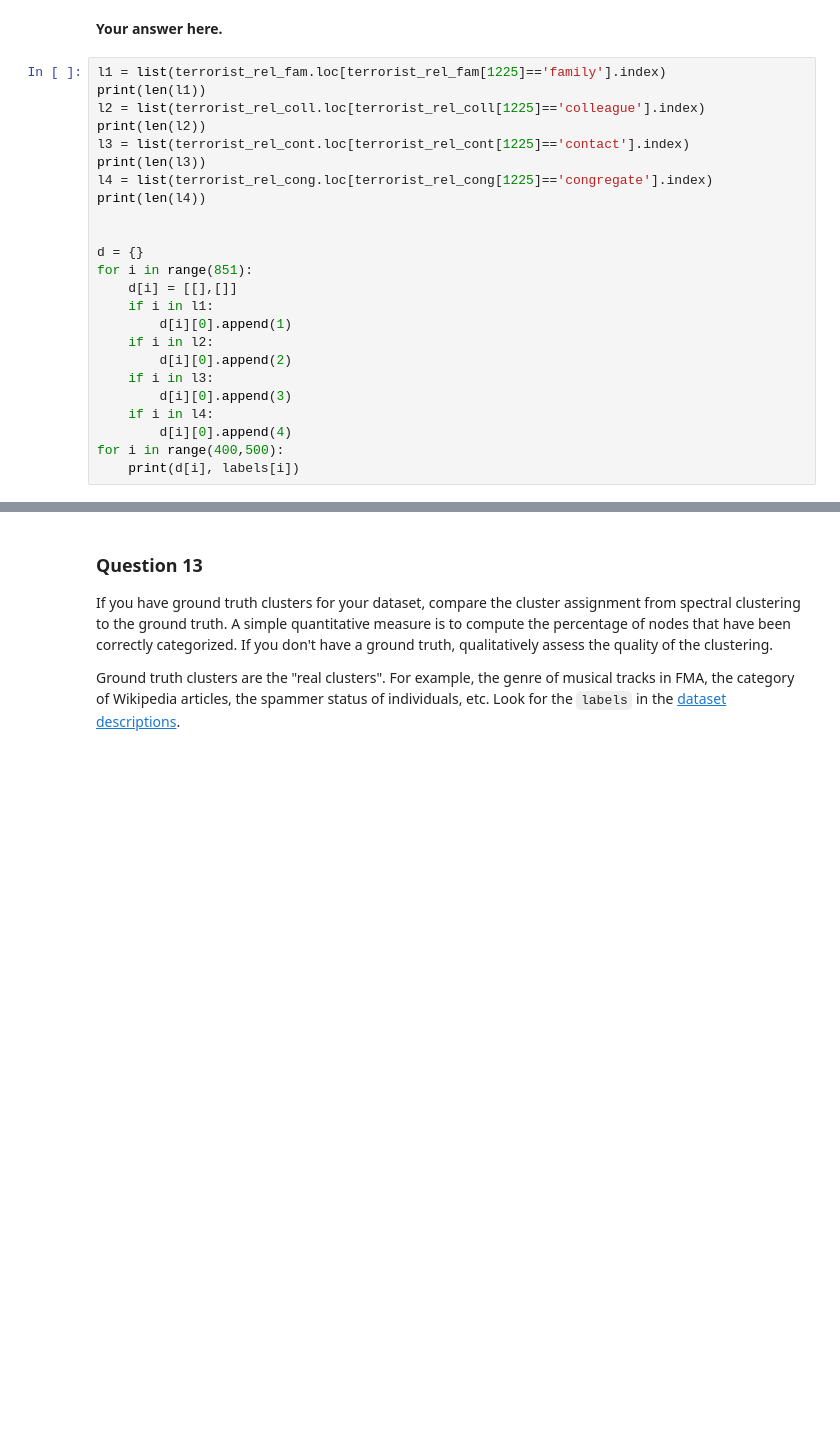
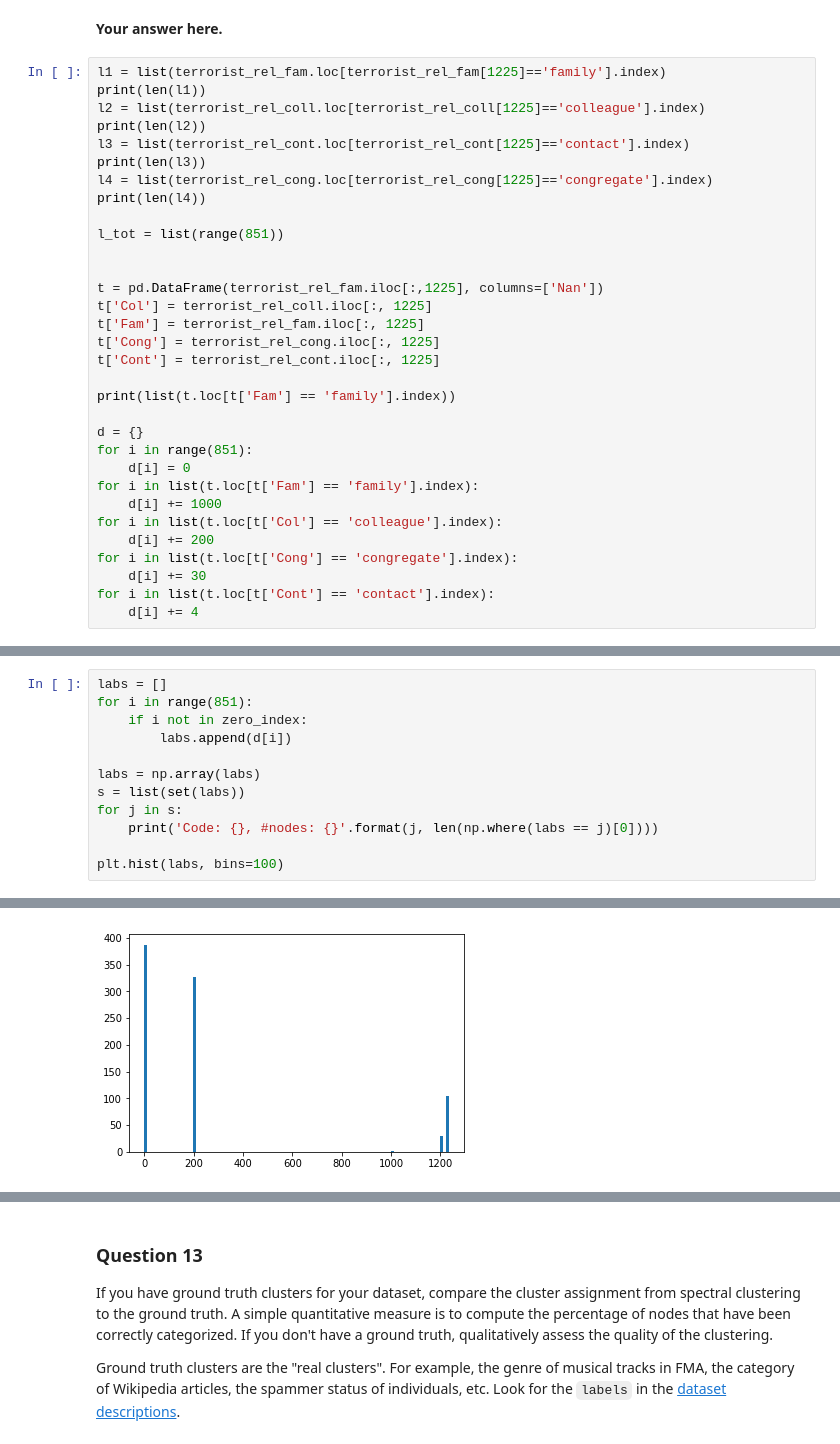
Before and after one commit to Kakavand/EPFL-antiterrorAssignment, a Jupyter notebook: Nati/3_spectral_graph_theory.ipynb, the cells around one changed output, grey strips where cells are left out. Cells and saved outputs as stored; diff of their text form; blank space fills up the shorter version.

```diff
--- a/Nati/3_spectral_graph_theory.ipynb
+++ b/Nati/3_spectral_graph_theory.ipynb
@@ -332,20 +323,28 @@ print(len(l3))
 l4 = list(terrorist_rel_cong.loc[terrorist_rel_cong[1225]=='congregate'].index)
 print(len(l4))
 
+l_tot = list(range(851))
+
+
+t = pd.DataFrame(terrorist_rel_fam.iloc[:,1225], columns=['Nan'])
+t['Col'] = terrorist_rel_coll.iloc[:, 1225]
+t['Fam'] = terrorist_rel_fam.iloc[:, 1225]
+t['Cong'] = terrorist_rel_cong.iloc[:, 1225]
+t['Cont'] = terrorist_rel_cont.iloc[:, 1225]
+
+print(list(t.loc[t['Fam'] == 'family'].index))
 
 d = {}
 for i in range(851):
-    d[i] = [[],[]]
-    if i in l1:
-        d[i][0].append(1)
-    if i in l2:
-        d[i][0].append(2)
-    if i in l3:
-        d[i][0].append(3)
-    if i in l4:
-        d[i][0].append(4)
-for i in range(400,500):
-    print(d[i], labels[i])
+    d[i] = 0
+for i in list(t.loc[t['Fam'] == 'family'].index):
+    d[i] += 1000
+for i in list(t.loc[t['Col'] == 'colleague'].index):
+    d[i] += 200
+for i in list(t.loc[t['Cong'] == 'congregate'].index):
+    d[i] += 30
+for i in list(t.loc[t['Cont'] == 'contact'].index):
+    d[i] += 4
 # %% [output]
 136
 461
@@ -366,0 +354,13 @@ for i in range(400,500):
+# %%
+labs = []
+for i in range(851):
+    if i not in zero_index:
+        labs.append(d[i])
+
+labs = np.array(labs)
+s = list(set(labs))
+for j in s:
+    print('Code: {}, #nodes: {}'.format(j, len(np.where(labs == j)[0])))
+
+plt.hist(labs, bins=100)
+# %% [output]
@@ -366,0 +390 @@ for i in range(400,500):
+[figure, added]
```
Also changed, not shown: parts of 9 cells of this notebook.
